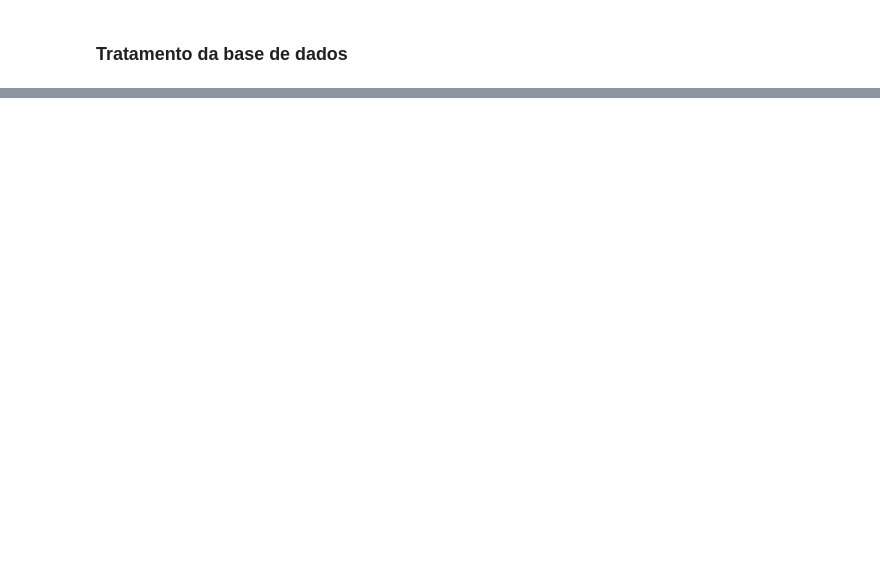
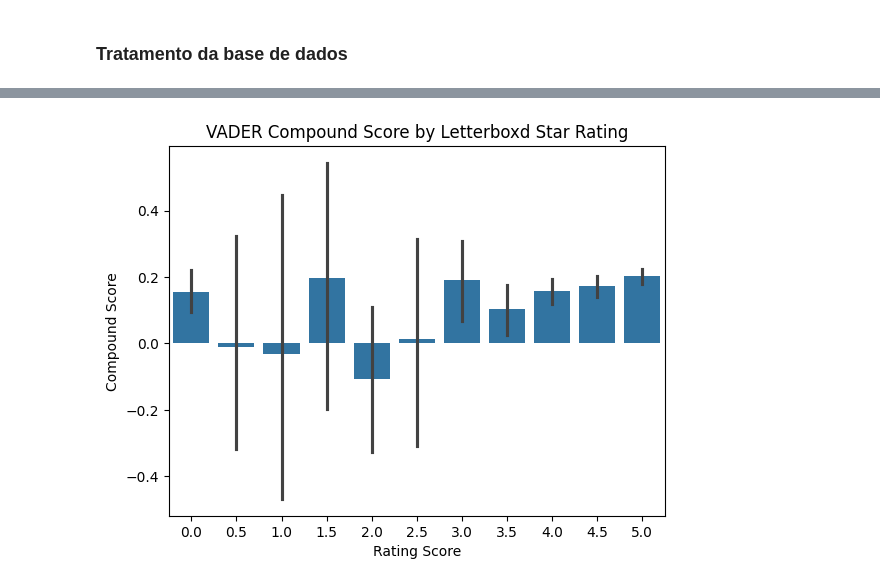
Before and after one commit to anycarolinys/projeto_NLP, a Jupyter notebook: NLP.ipynb, the cells around one changed output, grey strips where cells are left out. Cells and saved outputs as stored; diff of their text form; code cells hidden in the pictures; blank space fills up the shorter version.

```diff
--- a/NLP.ipynb
+++ b/NLP.ipynb
@@ -100,0 +225,6 @@ Um modelo já faz os passos acima?
+# %%
+# reviews_df['POLARITY_SCORES'] = reviews_df['REVIEWS'].apply(lambda review: sia.polarity_scores(review))
+polarity_scores = reviews_df['REVIEWS'].apply(lambda review: sia.polarity_scores(review))
+# type(polarity_scores)
+result = polarity_scores.to_dict()
+result
@@ -100,0 +249,3 @@ Um modelo já faz os passos acima?
+# %%
+vaders = pd.DataFrame(result)
+vaders
@@ -100,0 +259,4 @@ Um modelo já faz os passos acima?
+# %%
+# Obtém a transposição do dataframe
+vaders = vaders.T
+vaders[:5]
@@ -100,0 +270,6 @@ Um modelo já faz os passos acima?
+# %%
+reviews_df = reviews_df.reset_index()
+reviews_df
+vaders = vaders.reset_index()
+vaders
+vaders = reviews_df.merge(vaders, on='index', how='right')
@@ -100,0 +286,8 @@ Um modelo já faz os passos acima?
+# %%
+ax = sns.barplot(data=vaders, x='RATING_SCORES', y='compound')
+ax.set_title('VADER Compound Score by Letterboxd Star Rating')
+plt.xlabel('Rating Score')
+plt.ylabel('Compound Score')
+plt.show()
+# %% [output]
+[figure, added]
```
Also changed, not shown: parts of 72 cells of this notebook, 6 other files.
